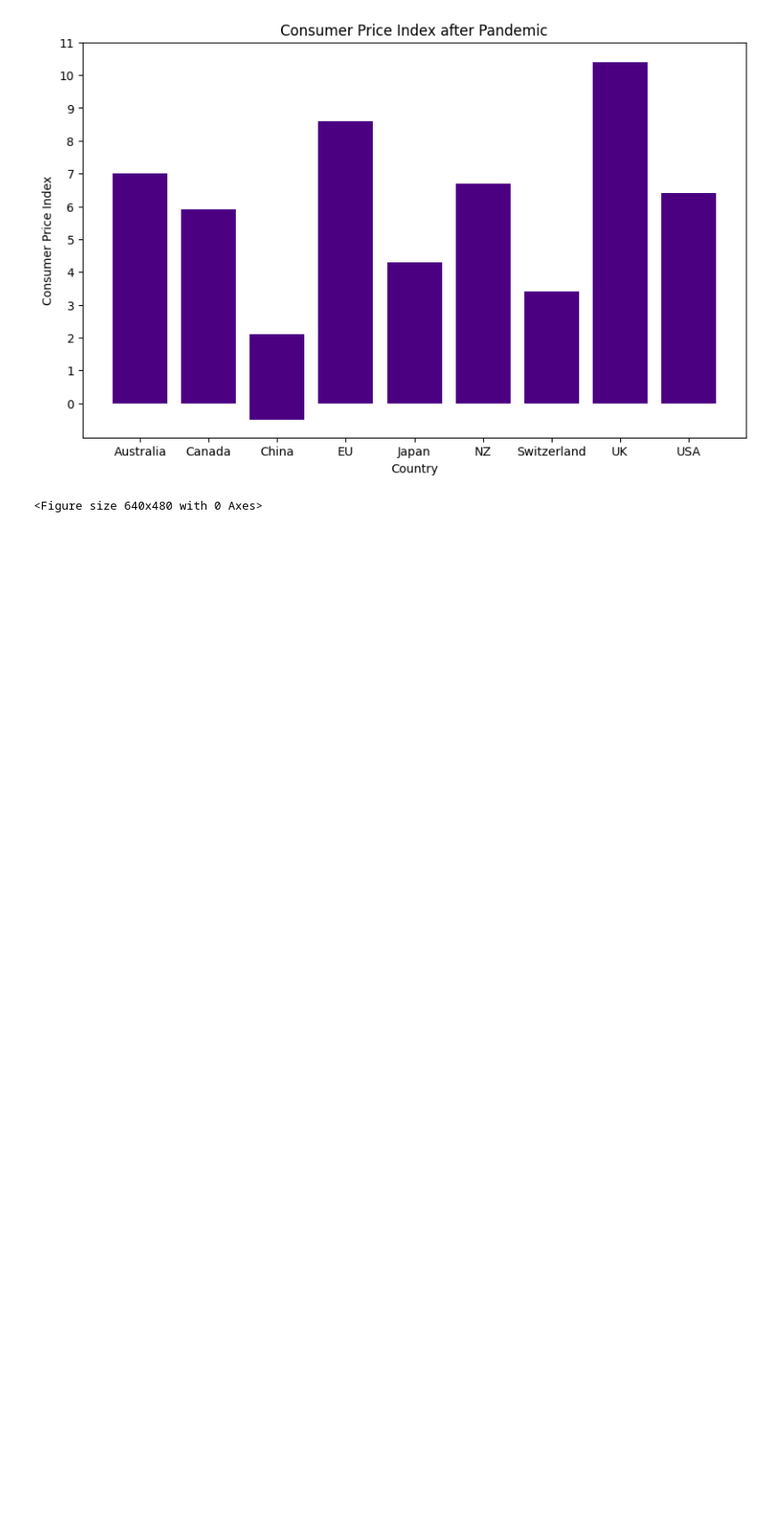
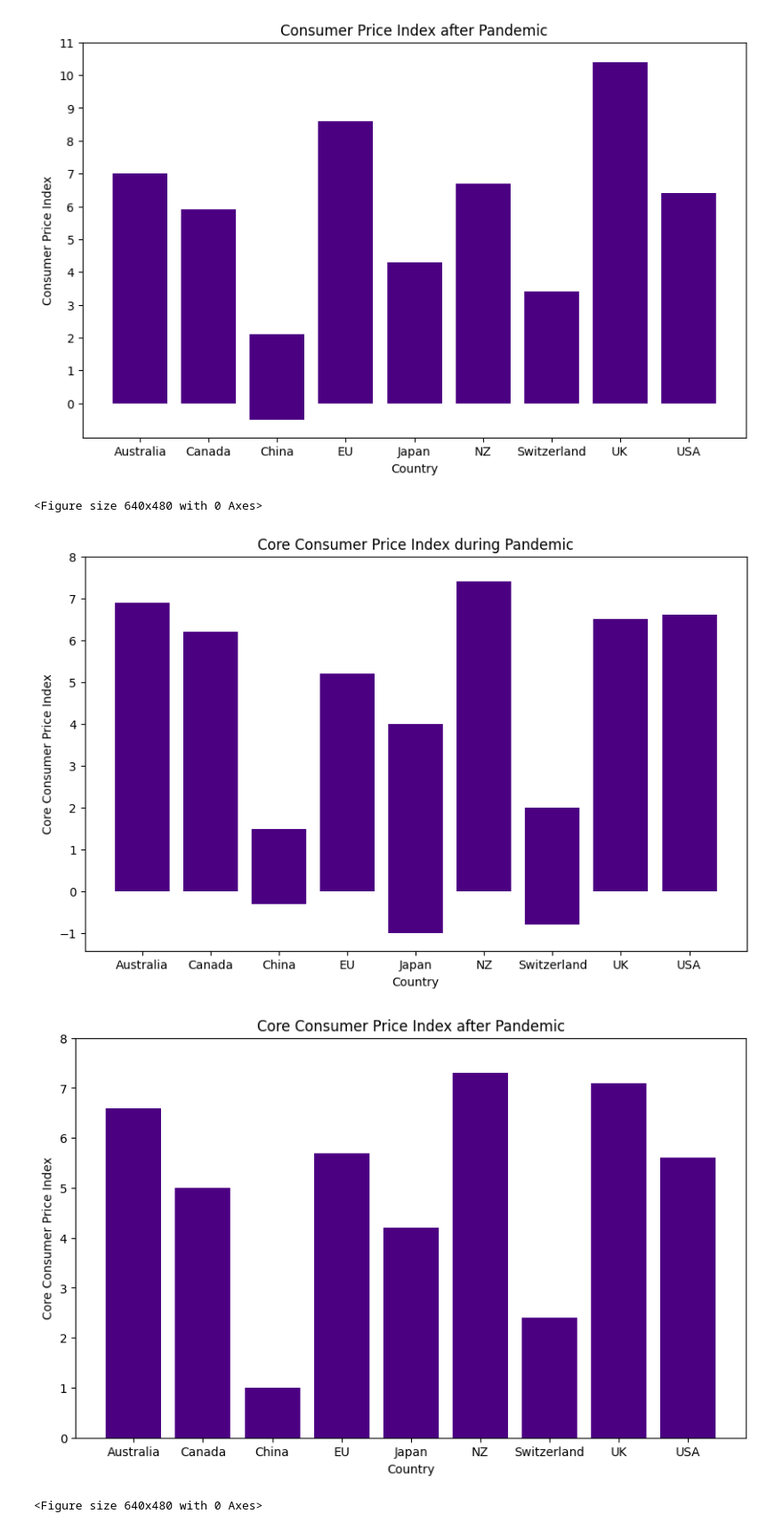
Before and after one commit to kevinmaxx2/Economic-Data-After-Covid, a Jupyter notebook: notebook.ipynb, the cells around one changed output. Shown: that part at 89% size. Cells and saved outputs as stored; diff of their text form; code cells hidden in the pictures; blank space fills up the shorter version.

```diff
--- a/notebook.ipynb
+++ b/notebook.ipynb
@@ -230,3 +230,29 @@ plt.clf()
 [figure]
 [figure]
 <Figure size 640x480 with 0 Axes>
+# %%
+#Data during Covid
+df_pandemic.loc[:, 'core cpi'] = df_pandemic['core cpi'].str.rstrip('%').astype(float)
+core_cpi = df_pandemic['core cpi']
+plt.figure(figsize=(10, 6))
+plt.bar(df_pandemic['country'], df_pandemic['core cpi'], color='indigo')
+plt.xlabel('Country', fontsize=10)
+plt.ylabel('Core Consumer Price Index')
+plt.title('Core Consumer Price Index during Pandemic')
+plt.yticks(range(int(min(core_cpi)), int(max(core_cpi)) + 2, 1))
+plt.show()
+#Data after Covid
+df_after_pandemic.loc[:, 'core cpi'] = df_after_pandemic['core cpi'].str.rstrip('%').astype(float)
+core_cpi_after = df_after_pandemic['core cpi']
+plt.figure(figsize=(10, 6))
+plt.bar(df_after_pandemic['country'], df_after_pandemic['core cpi'], color='indigo')
+plt.xlabel('Country', fontsize=10)
+plt.ylabel('Core Consumer Price Index')
+plt.title('Core Consumer Price Index after Pandemic')
+plt.yticks(range(int(min(core_cpi_after)), int(max(core_cpi_after)) + 2, 1))
+plt.show()
+plt.clf()
+# %% [output]
+[figure, added]
+[figure, added]
+<Figure size 640x480 with 0 Axes>
```
Also changed, not shown: parts of 3 cells of this notebook.
